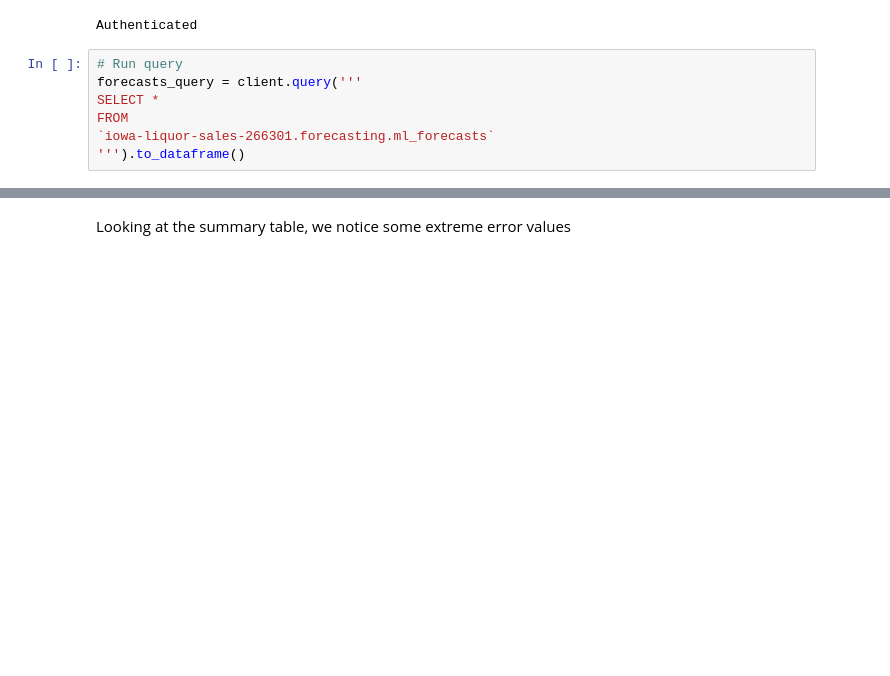
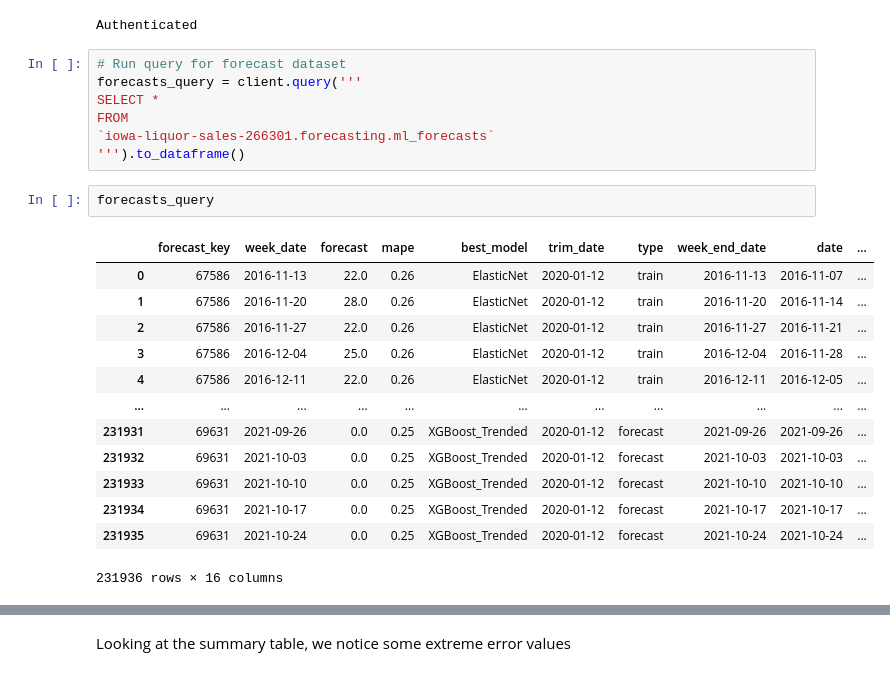
Before and after one commit to vjacobsen/Liquor-Sales-Inventory-Forecast, a Jupyter notebook: Liquor_Safety_Stock.ipynb, the cells around one changed output, grey strips where cells are left out. Drawn from its saved outputs; the diff is of its cells as text; blank space fills up the shorter version.

```diff
--- a/Liquor_Safety_Stock.ipynb
+++ b/Liquor_Safety_Stock.ipynb
@@ -34,10 +35,26 @@ client = bigquery.Client(project = project_id,)
 # %% [output]
 Authenticated
 # %%
-# Run query
+# Run query for forecast dataset
 forecasts_query = client.query('''
 SELECT *
 FROM
 `iowa-liquor-sales-266301.forecasting.ml_forecasts`
 ''').to_dataframe()
+# %%
+forecasts_query
+# %% [output]
+|  | forecast_key | week_date | forecast | mape | best_model | trim_date | type | week_end_date | date | ... |
+| 0 | 67586 | 2016-11-13 | 22.0 | 0.26 | ElasticNet | 2020-01-12 | train | 2016-11-13 | 2016-11-07 | ... |
+| 1 | 67586 | 2016-11-20 | 28.0 | 0.26 | ElasticNet | 2020-01-12 | train | 2016-11-20 | 2016-11-14 | ... |
+| 2 | 67586 | 2016-11-27 | 22.0 | 0.26 | ElasticNet | 2020-01-12 | train | 2016-11-27 | 2016-11-21 | ... |
+| 3 | 67586 | 2016-12-04 | 25.0 | 0.26 | ElasticNet | 2020-01-12 | train | 2016-12-04 | 2016-11-28 | ... |
+| 4 | 67586 | 2016-12-11 | 22.0 | 0.26 | ElasticNet | 2020-01-12 | train | 2016-12-11 | 2016-12-05 | ... |
+| ... | ... | ... | ... | ... | ... | ... | ... | ... | ... | ... |
+| 231931 | 69631 | 2021-09-26 | 0.0 | 0.25 | XGBoost_Trended | 2020-01-12 | forecast | 2021-09-26 | 2021-09-26 | ... |
+| 231932 | 69631 | 2021-10-03 | 0.0 | 0.25 | XGBoost_Trended | 2020-01-12 | forecast | 2021-10-03 | 2021-10-03 | ... |
+| 231933 | 69631 | 2021-10-10 | 0.0 | 0.25 | XGBoost_Trended | 2020-01-12 | forecast | 2021-10-10 | 2021-10-10 | ... |
+| 231934 | 69631 | 2021-10-17 | 0.0 | 0.25 | XGBoost_Trended | 2020-01-12 | forecast | 2021-10-17 | 2021-10-17 | ... |
+| 231935 | 69631 | 2021-10-24 | 0.0 | 0.25 | XGBoost_Trended | 2020-01-12 | forecast | 2021-10-24 | 2021-10-24 | ... |
+231936 rows × 16 columns
 # %% [markdown]
```
Also changed, not shown: parts of 16 cells of this notebook.
